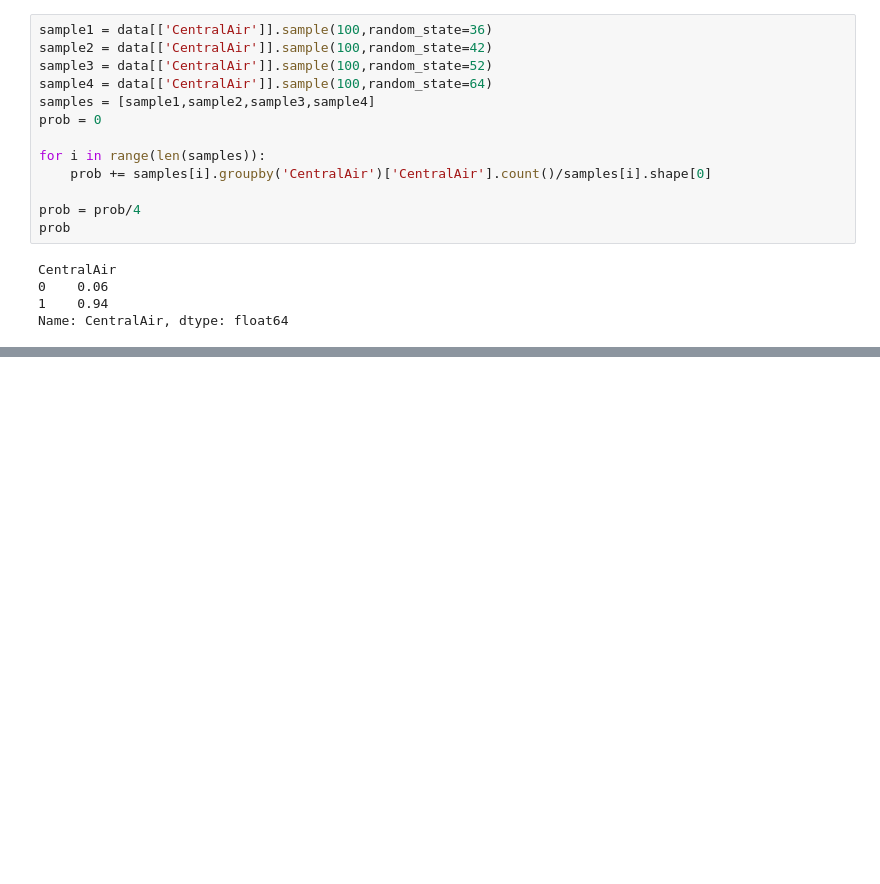
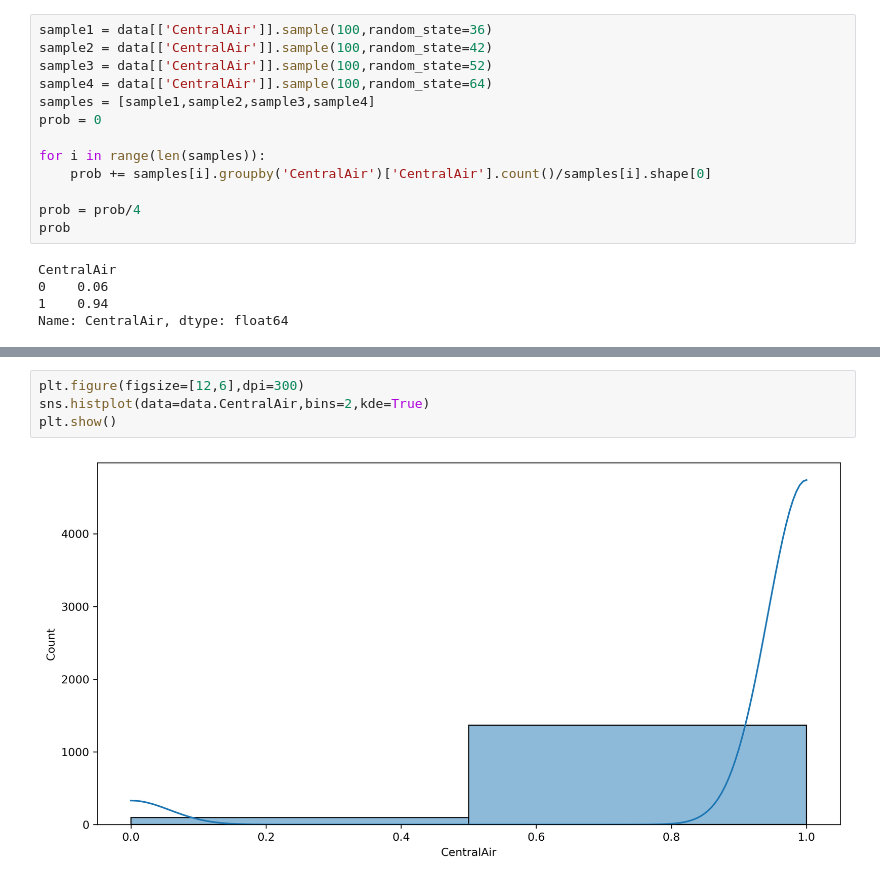
Before and after one commit to ashen007/Housing-Sale-Price-analysis, a Jupyter notebook: notebooks/analysis_2(distribution).ipynb, the cells around one changed output, grey strips where cells are left out. Cells and saved outputs as stored; diff of their text form; blank space fills up the shorter version.

```diff
--- a/notebooks/analysis_2(distribution).ipynb
+++ b/notebooks/analysis_2(distribution).ipynb
@@ -101,0 +111,6 @@ plt.show()
+# %%
+plt.figure(figsize=[12,6],dpi=300)
+sns.histplot(data=data.CentralAir,bins=2,kde=True)
+plt.show()
+# %% [output]
+[figure, added]
```
Also changed, not shown: parts of 4 cells of this notebook.
